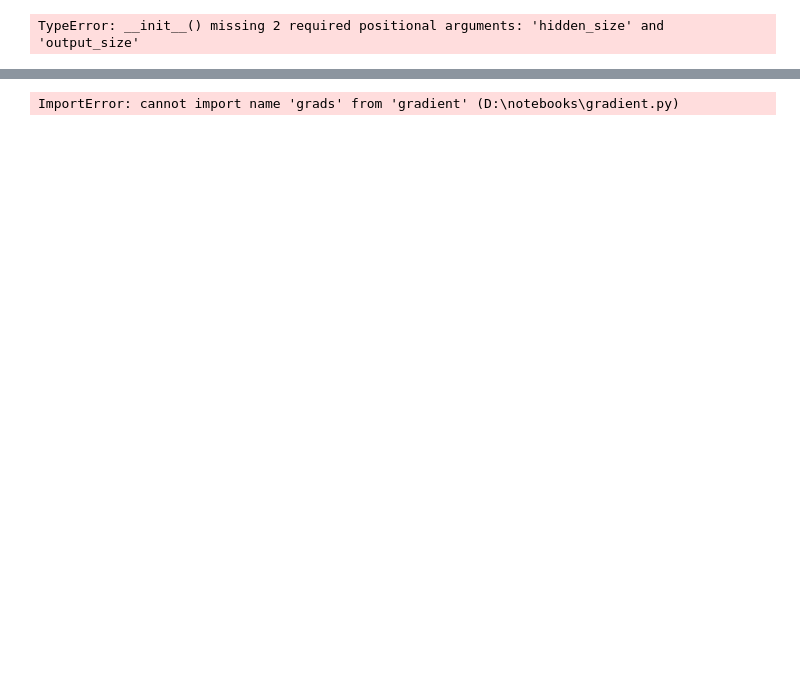
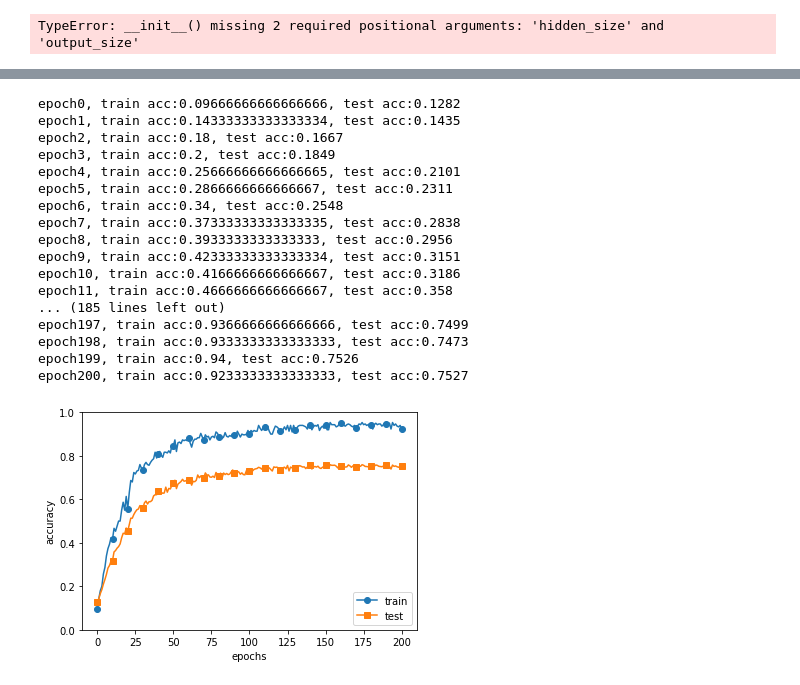
Before and after one commit to Jinukki/KJU, a Jupyter notebook: 15108329 ch6.ipynb, the cells around one changed output, grey strips where cells are left out. Drawn from its saved outputs; the diff is of its cells as text; code cells hidden in the pictures; blank space fills up the shorter version.

```diff
--- a/15108329 ch6.ipynb
+++ b/15108329 ch6.ipynb
@@ -176,31 +277,75 @@ t_train = t_train[:300]
 # %%
+# 위의 실험에서 0.1로 가중
+import os
+import sys
+sys.path.append(os.pardir)
+import numpy as np
+import matplotlib.pyplot as plt
+from dataset.mnist import load_mnist
 from multi_layer_net import MultiLayerNet
-from gradient import grads
-network=MultiLayerNet(input_size=784, hidden_size_list=[100, 100, 100, 100, 100, 100], output_size=10)
+from optimizer import SGD
+
+weight_decay_lambda=0.1 # 가중치 감쇠 설정(사용하지 않을 경우 =0)
+network=MultiLayerNet(input_size=784, hidden_size_list=[100, 100, 100, 100, 100, 100], output_size=10, weight_decay_lambda=weight_decay_lambda)
 optimizer=SGD(lr=0.01)
 max_epochs=201
 train_size=x_train.shape[0]
 batch_size=100
 
 train_loss_list=[]
 train_acc_list=[]
 test_acc_list=[]
 
 iter_per_epoch=max(train_size/batch_size, 1)
 epoch_cnt=0
 
 for i in range(1000000000):
     batch_mask=np.random.choice(train_size, batch_size)
+    x_batch=x_train[batch_mask]
+    t_batch=t_train[batch_mask]
+
+    grads=network.gradient(x_batch, t_batch)
     optimizer.update(network.params, grads)
 
     if i % iter_per_epoch==0:
         train_acc=network.accuracy(x_train, t_train)
         test_acc=network.accuracy(x_test, t_test)
         train_acc_list.append(train_acc)
         test_acc_list.append(test_acc)
 
+        print("epoch"+str(epoch_cnt)+", train acc:"+str(train_acc)+", test acc:"+str(test_acc))
+
         epoch_cnt+=1
         if epoch_cnt >= max_epochs:
             break
+
+
+# 그래프 그리기
+markers={'train':'o','test':'s'}
+x=np.arange(max_epochs)
+plt.plot(x, train_acc_list, marker='o', label='train', markevery=10)
+plt.plot(x, test_acc_list, marker='s', label='test', markevery=10)
+plt.xlabel("epochs")
+plt.ylabel('accuracy')
+plt.ylim(0,1.0)
+plt.legend(loc='lower right')
+plt.show()
 # %% [output]
-ImportError: cannot import name 'grads' from 'gradient' (D:\notebooks\gradient.py)
+epoch0, train acc:0.09666666666666666, test acc:0.1282
+epoch1, train acc:0.14333333333333334, test acc:0.1435
+epoch2, train acc:0.18, test acc:0.1667
+epoch3, train acc:0.2, test acc:0.1849
+epoch4, train acc:0.25666666666666665, test acc:0.2101
+epoch5, train acc:0.2866666666666667, test acc:0.2311
+epoch6, train acc:0.34, test acc:0.2548
+epoch7, train acc:0.37333333333333335, test acc:0.2838
+epoch8, train acc:0.3933333333333333, test acc:0.2956
+epoch9, train acc:0.42333333333333334, test acc:0.3151
+epoch10, train acc:0.4166666666666667, test acc:0.3186
+epoch11, train acc:0.4666666666666667, test acc:0.358
+... (185 lines left out)
+epoch197, train acc:0.9366666666666666, test acc:0.7499
+epoch198, train acc:0.9333333333333333, test acc:0.7473
+epoch199, train acc:0.94, test acc:0.7526
+epoch200, train acc:0.9233333333333333, test acc:0.7527
+[figure, added]
```
Also changed, not shown: parts of 20 cells of this notebook.
